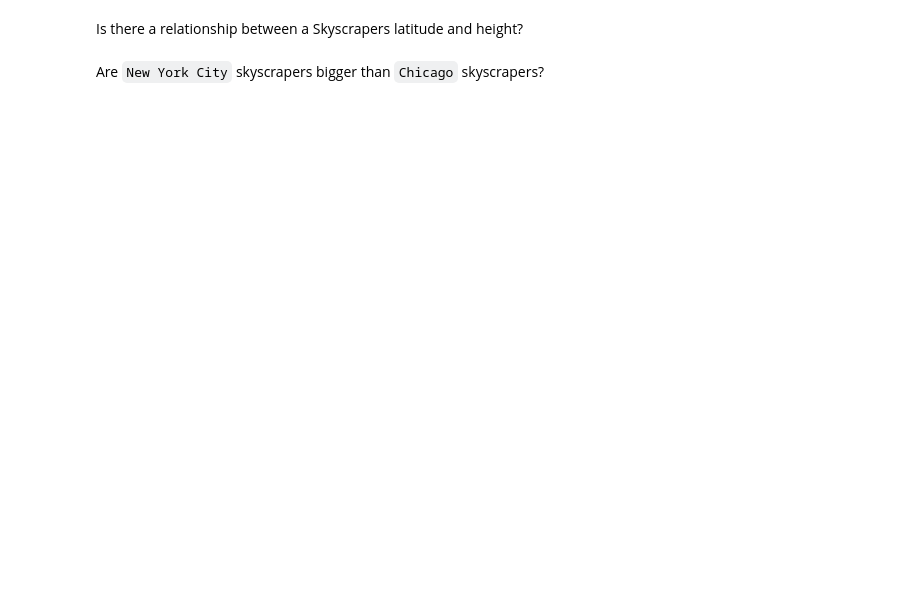
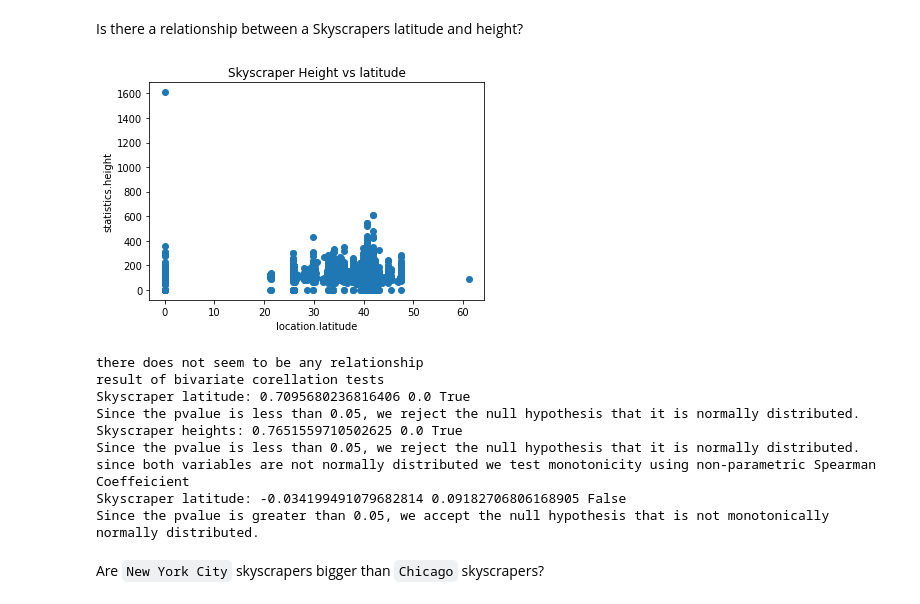
Before and after one commit to amaniedu71/CISC367-h-w, a Jupyter notebook: wk6/Statistics_Workbook.ipynb, the cells around one changed output. Cells and saved outputs as stored; diff of their text form; code cells hidden in the pictures; blank space fills up the shorter version.

```diff
--- a/wk6/Statistics_Workbook.ipynb
+++ b/wk6/Statistics_Workbook.ipynb
@@ -767,4 +772,37 @@ skyscrapers.head()
 # %% [markdown]
 Is there a relationship between a Skyscrapers latitude and height?
+# %%
+
+plt.scatter(skyscrapers["location.latitude"], skyscrapers["statistics.height"])
+plt.title("Skyscraper Height vs latitude")
+plt.xlabel("location.latitude")
+plt.ylabel("statistics.height")
+plt.show()
+print("there does not seem to be any relationship")
+print("result of bivariate corellation tests")
+
+test_statistic, p_value = stats.shapiro(skyscrapers["location.latitude"])
+print("Skyscraper latitude:", test_statistic, p_value, p_value < .05)
+print("Since the pvalue is less than 0.05, we reject the null hypothesis that it is normally distributed.")
+
+
+test_statistic, p_value = stats.shapiro(skyscrapers["statistics.height"])
+print("Skyscraper heights:", test_statistic, p_value, p_value < .05)
+print("Since the pvalue is less than 0.05, we reject the null hypothesis that it is normally distributed.")
+print("since both variables are not normally distributed we test monotonicity using non-parametric Spearman Coeffeicient")
+test_statistic, p_value = stats.spearmanr(skyscrapers["location.latitude"], skyscrapers["statistics.height"] )
+print("Skyscraper latitude:", test_statistic, p_value, p_value < .05 )
+print("Since the pvalue is greater than 0.05, we accept the null hypothesis that the variables are not monotonically relatead.")
+# %% [output]
+[figure, added]
+there does not seem to be any relationship
+result of bivariate corellation tests
+Skyscraper latitude: 0.7095680236816406 0.0 True
+Since the pvalue is less than 0.05, we reject the null hypothesis that it is normally distributed.
+Skyscraper heights: 0.7651559710502625 0.0 True
+Since the pvalue is less than 0.05, we reject the null hypothesis that it is normally distributed.
+since both variables are not normally distributed we test monotonicity using non-parametric Spearman Coeffeicient
+Skyscraper latitude: -0.034199491079682814 0.09182706806168905 False
+Since the pvalue is greater than 0.05, we accept the null hypothesis that is not monotonically  normally distributed.
 # %% [markdown]
 Are `New York City` skyscrapers bigger than `Chicago` skyscrapers?
```
Also changed, not shown: parts of 9 cells of this notebook.
